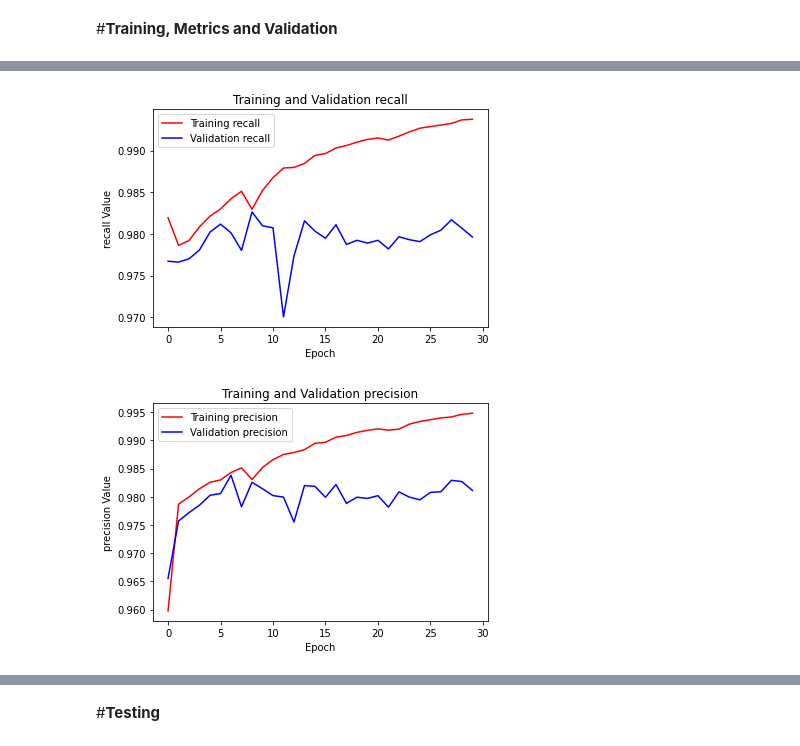
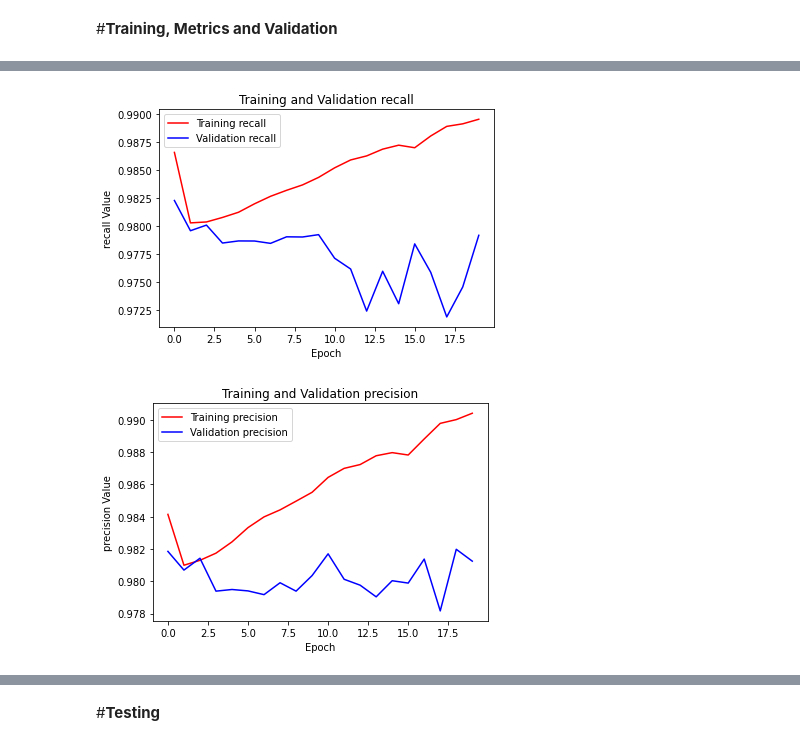
Before and after one commit to vishnu921/damage_detection_using_deep_learning, a Jupyter notebook: damage_detection_using_unet.ipynb, the cells around one changed output, grey strips where cells are left out. Saved outputs shown, nothing was run; the diff lists cells and outputs as text; code cells hidden in the pictures.

```diff
--- a/damage_detection_using_unet.ipynb
+++ b/damage_detection_using_unet.ipynb
@@ -47,7 +47,7 @@ from keras.models import Model
 from tensorflow.keras.optimizers import Adam
 from keras import backend as K
 # %%
-path_ds = os.path.join('/content/drive/MyDrive','Tokaido Dataset') #put a path to the dataset
+path_ds = os.path.join('/content/drive/MyDrive/IC-SHM 2021','Tokaido_dataset') #put a path to the dataset
 # %%
 #Function to change the path format
 def path_correct(path):
@@ -506,7 +506,8 @@ optimizer_adam = tf.keras.optimizers.Adam(learning_rate=0.0001, beta_1=0.9, beta
 # %%
 #Checkpoint for model saving and reloading the saved weights
 # "training_dmg_resatt_final/cp_dmg.ckpt" this checkpoint to be supplied for best weights as trained by us
-checkpoint_path = os.path.join(path_ds, "training_dmg_resatt_final/cp_dmg.ckpt")
+ck_path = os.path.join('/content/drive/MyDrive/summer_intern','damage_cps')
+checkpoint_path = os.path.join(ck_path, "my_checkpoint.ckpt")
 checkpoint_dir = os.path.dirname(checkpoint_path)
 
 
@@ -606,5 +609,5 @@ model.load_weights(checkpoint_path)
 #**Training, Metrics and Validation**
 # %%
 #Train the model
-history = model.fit(dataset, epochs= 30 ,validation_data= dataset_val, verbose = 1, callbacks=[cp_callback])
+history = model.fit(dataset, epochs= 20 ,validation_data= dataset_val, verbose = 1, callbacks=[cp_callback])
 # %% [output]
@@ -658,22 +661,22 @@ plt.show()
 # %%
 #print recall
-recall = history.history['recall']
-val_recall = history.history['val_recall']
+recall = history.history['recall_3']
+val_recall = history.history['val_recall_3']
 
 plt.figure()
 plt.plot(history.epoch, recall, 'r', label='Training recall')
 plt.plot(history.epoch, val_recall, 'b', label='Validation recall')
 plt.title('Training and Validation recall')
 plt.xlabel('Epoch')
 plt.ylabel('recall Value')
 plt.legend()
 plt.show()
 # %% [output]
-[figure, old version]
+[figure, new version]
 # %%
 #Print precision
-pres = history.history['precision']
-val_pres = history.history['val_precision']
+pres = history.history['precision_3']
+val_pres = history.history['val_precision_3']
 
 plt.figure()
 plt.plot(history.epoch, pres, 'r', label='Training precision')
@@ -684,7 +687,7 @@ plt.ylabel('precision Value')
 plt.legend()
 plt.show()
 # %% [output]
-[figure, old version]
+[figure, new version]
 # %%
 #Print Mean IoU
 miou = history.history['iou']
```
Also changed, not shown: parts of 19 cells of this notebook.
